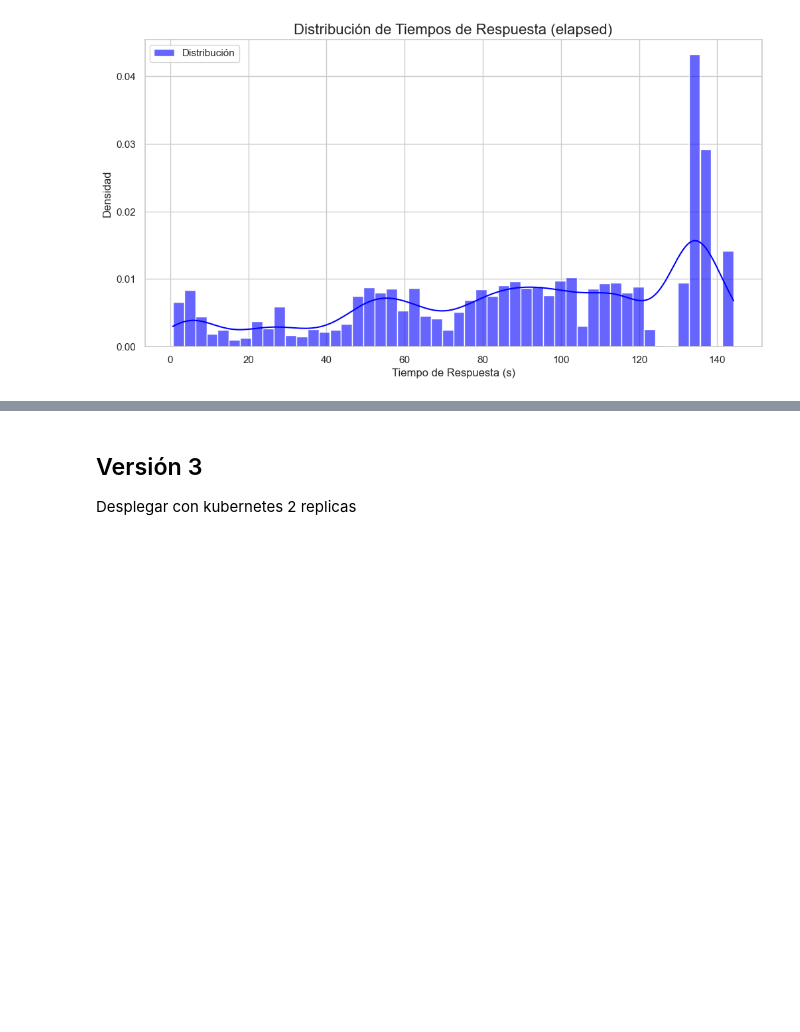
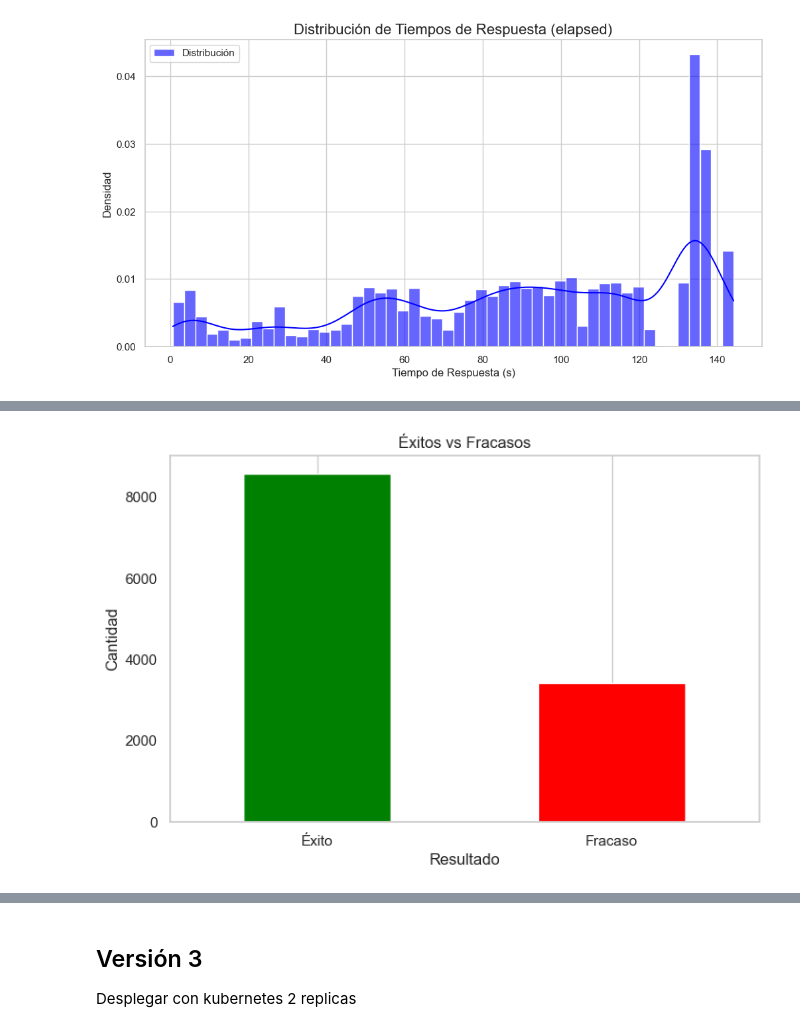
Before and after one commit to JulianCastillo14/Estudio-de-Rendimiento-Backend-en-OPAR, a Jupyter notebook: Estudio_de_Rendimiento_Backend_en_OPAR.ipynb, the cells around one changed output, grey strips where cells are left out. Saved outputs shown, nothing was run; the diff lists cells and outputs as text; code cells hidden in the pictures; blank space fills up the shorter version.

```diff
--- a/Estudio_de_Rendimiento_Backend_en_OPAR.ipynb
+++ b/Estudio_de_Rendimiento_Backend_en_OPAR.ipynb
@@ -51,0 +67,13 @@ plt.show()
+# %%
+success_counts = data['success'].value_counts()
+
+plt.figure(figsize=(8, 5))
+success_counts.plot(kind='bar', color=['green', 'red'])
+plt.title('Éxitos vs Fracasos')
+plt.xlabel('Resultado')
+plt.ylabel('Cantidad')
+plt.xticks(ticks=[0, 1], labels=['Éxito', 'Fracaso'], rotation=0)
+plt.grid(axis='y')
+plt.show()
+# %% [output]
+[figure, added]
```
Also changed, not shown: parts of 7 cells of this notebook.
